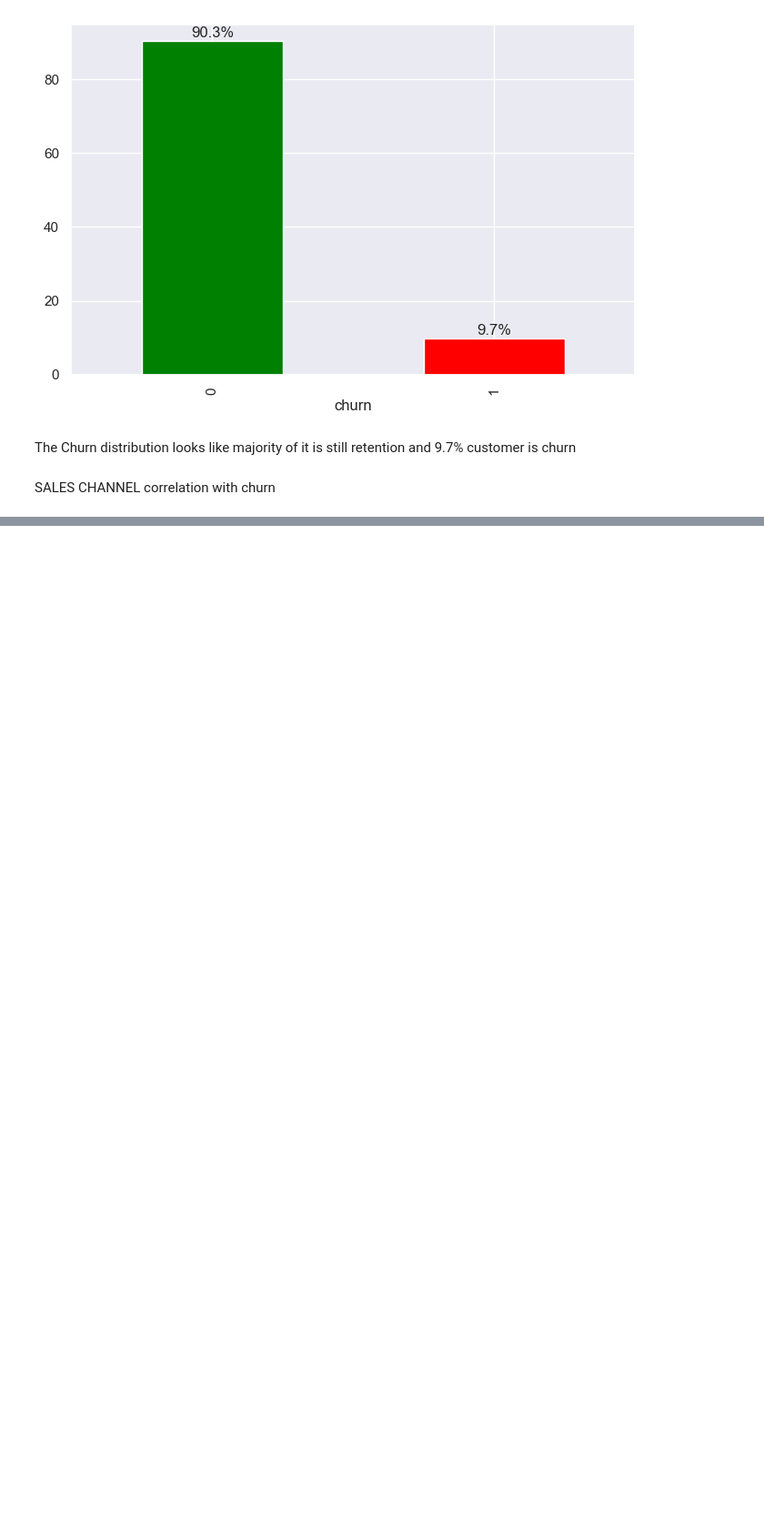
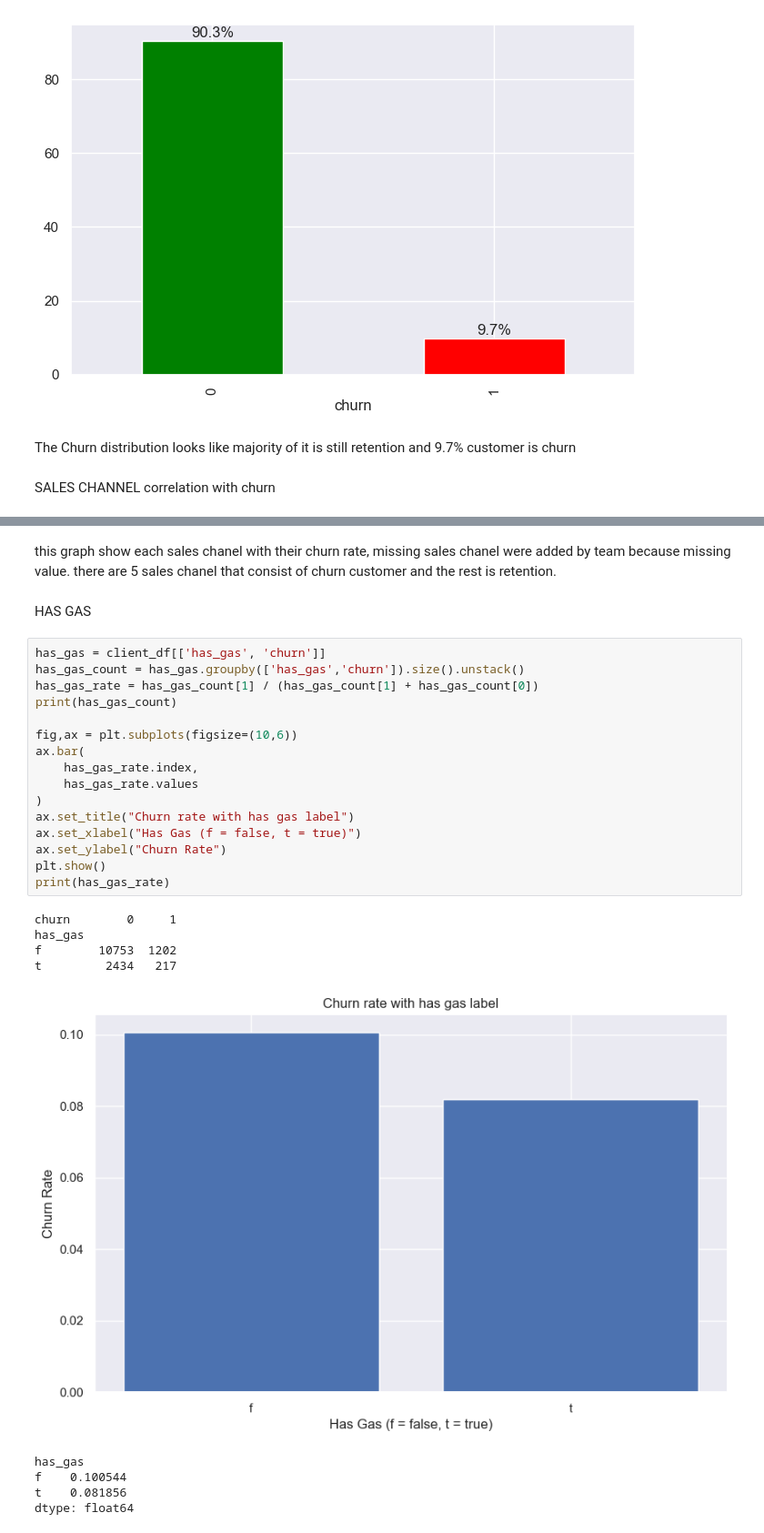
Before and after one commit to cjordan239/BCG_Data_science, a Jupyter notebook: main_task1.ipynb, the cells around one changed output, grey strips where cells are left out. Shown at 91% size. Cells and saved outputs as stored; diff of their text form; blank space fills up the shorter version.

```diff
--- a/main_task1.ipynb
+++ b/main_task1.ipynb
@@ -130,0 +133,30 @@ usilxuppasemubllopkaafesmlibmsdf  1237  138
+# %% [markdown]
+this graph show each sales chanel with their churn rate, missing sales chanel were added by team because missing value. there are 5 sales chanel that consist of churn customer and the rest is retention.
+# %% [markdown]
+HAS GAS
+# %%
+has_gas = client_df[['has_gas', 'churn']]
+has_gas_count = has_gas.groupby(['has_gas','churn']).size().unstack()
+has_gas_rate = has_gas_count[1] / (has_gas_count[1] + has_gas_count[0])
+print(has_gas_count)
+
+fig,ax = plt.subplots(figsize=(10,6))
+ax.bar(
+    has_gas_rate.index,
+    has_gas_rate.values
+)
+ax.set_title("Churn rate with has gas label")
+ax.set_xlabel("Has Gas (f = false, t = true)")
+ax.set_ylabel("Churn Rate")
+plt.show()
+print(has_gas_rate)
+# %% [output]
+churn        0     1
+has_gas
+f        10753  1202
+t         2434   217
+[figure, added]
+has_gas
+f    0.100544
+t    0.081856
+dtype: float64
```
Also changed, not shown: parts of 12 cells of this notebook.
